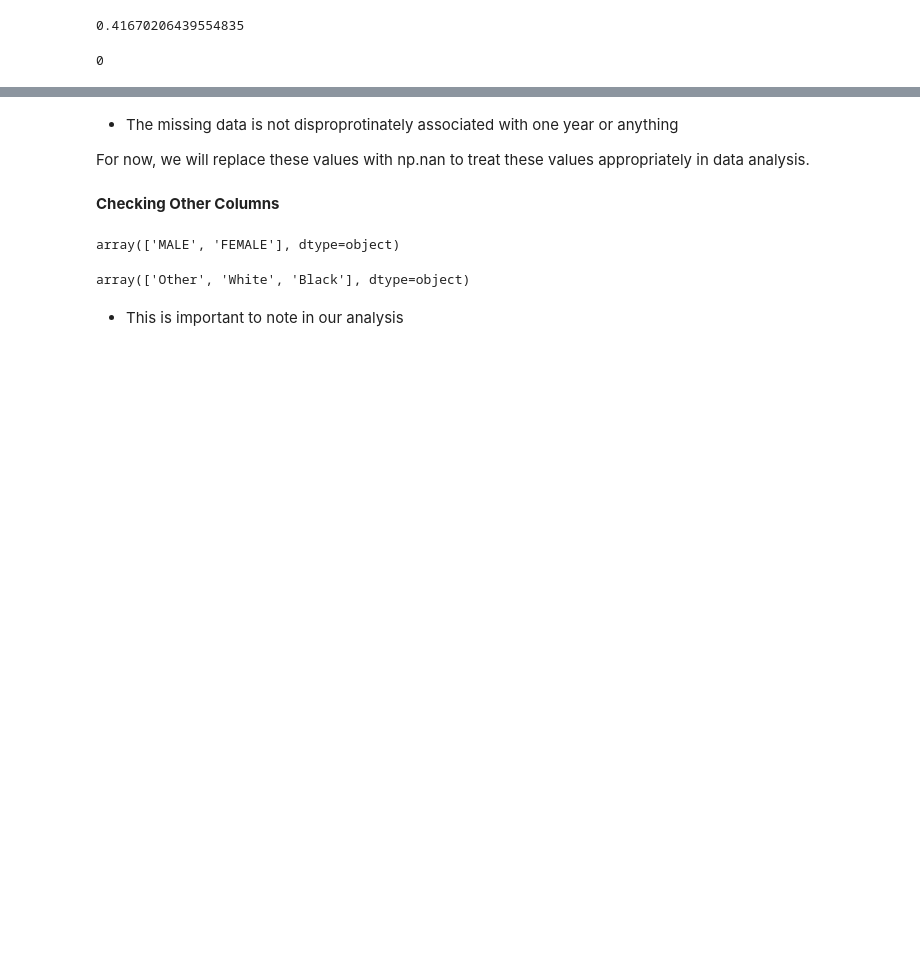
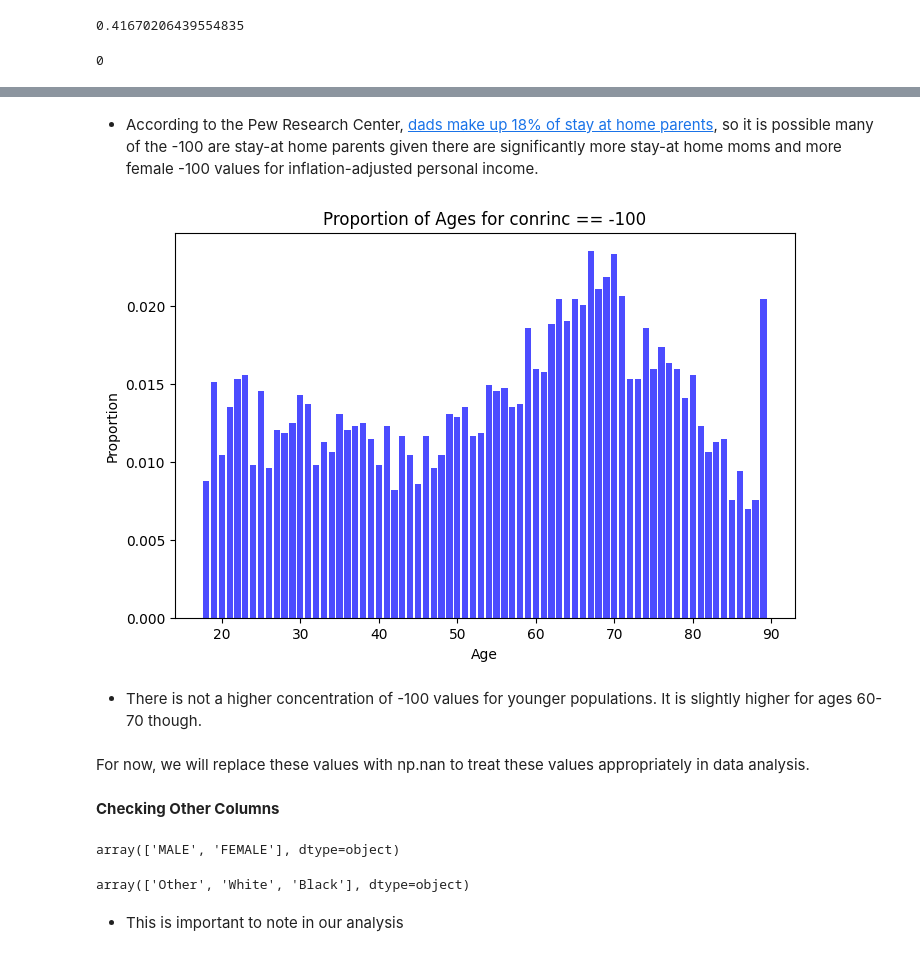
Before and after one commit to kimberlyyliuu/EDA, a Jupyter notebook: lab/gss.ipynb, the cells around one changed output, grey strips where cells are left out. Cells and saved outputs as stored; diff of their text form; code cells hidden in the pictures; blank space fills up the shorter version.

```diff
--- a/lab/gss.ipynb
+++ b/lab/gss.ipynb
@@ -39,8 +33,8 @@ Resolving deltas: 100% (40/40), done.
 # %%
 import pandas as pd
 
-#df = pd.read_excel('/content/EDA/lab/GSS.xlsx')
-df = pd.read_excel('GSS.xlsx')
+df = pd.read_excel('/content/EDA/lab/GSS.xlsx')
+#df = pd.read_excel('GSS.xlsx')
 df.head()
 # %% [output]
 |  | year | id_ | age | sex | race | income06 | rincom06 | gunlaw | abany | owngun | conrinc | ... |
@@ -192,8 +207,27 @@ dtype: int64
+# %% [markdown]
+
+
+*   According to the Pew Research Center, [dads make up 18% of stay at home parents](https://www.pewresearch.org/short-reads/2023/08/03/almost-1-in-5-stay-at-home-parents-in-the-us-are-dads/#:~:text=The%20share%20who%20are%20stay,mothers%20and%207%25%20of%20fathers.), so it is possible many of the -100 are stay-at home parents given there are significantly more stay-at home moms and more female -100 values for inflation-adjusted personal income.
+# %%
+# Filter data and group by age
+filtered_df = df[df['conrinc'] == -100]
+age_counts = filtered_df.groupby('age').size()
+
+# Convert to proportions
+age_proportions = age_counts / age_counts.sum() # this is taking how many -100 there are in each age and dividing by total -100 in dataset.
+
+# Plot histogram
+plt.figure(figsize=(8, 5))
+plt.bar(age_proportions.index, age_proportions.values, color='blue', alpha=0.7)
+plt.xlabel('Age')
+plt.ylabel('Proportion')
+plt.title('Proportion of Ages for conrinc == -100')
+plt.show()
+# %% [output]
+[figure, added]
+# %% [markdown]
+*   There is not a higher concentration of -100 values for younger populations. It is slightly higher for ages 60-70 though.
 # %% [markdown]
-
-
-*   The missing data is not disproprotinately associated with one year or anything
-
 For now, we will replace these values with np.nan to treat these values appropriately in data analysis.
 # %%
 df['conrinc'] = df['conrinc'].replace(-100, np.nan)
```
Also changed, not shown: parts of 17 cells of this notebook.
